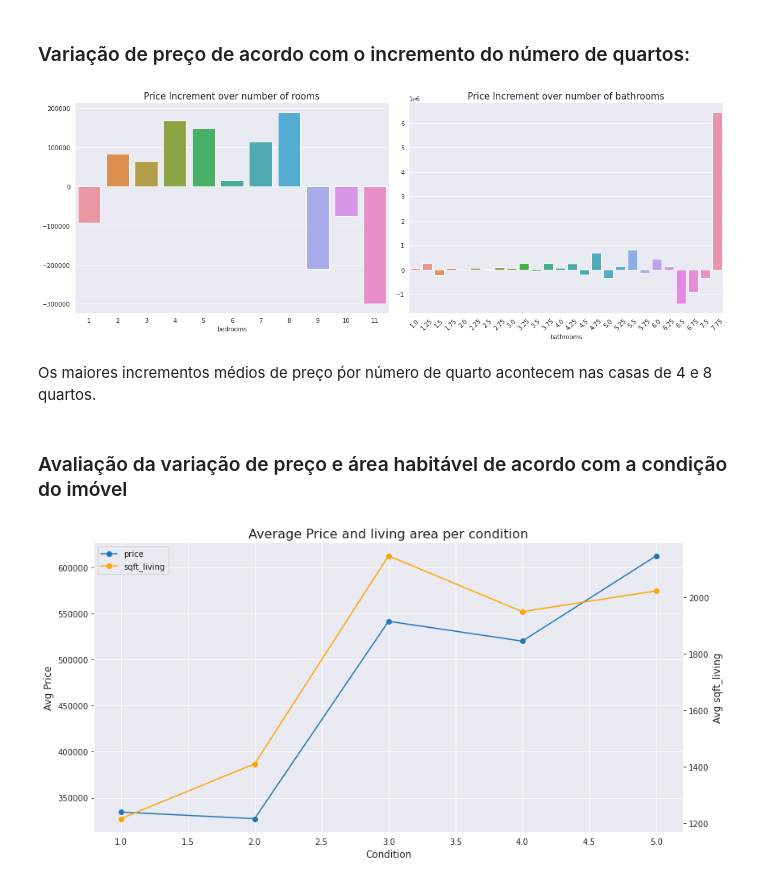
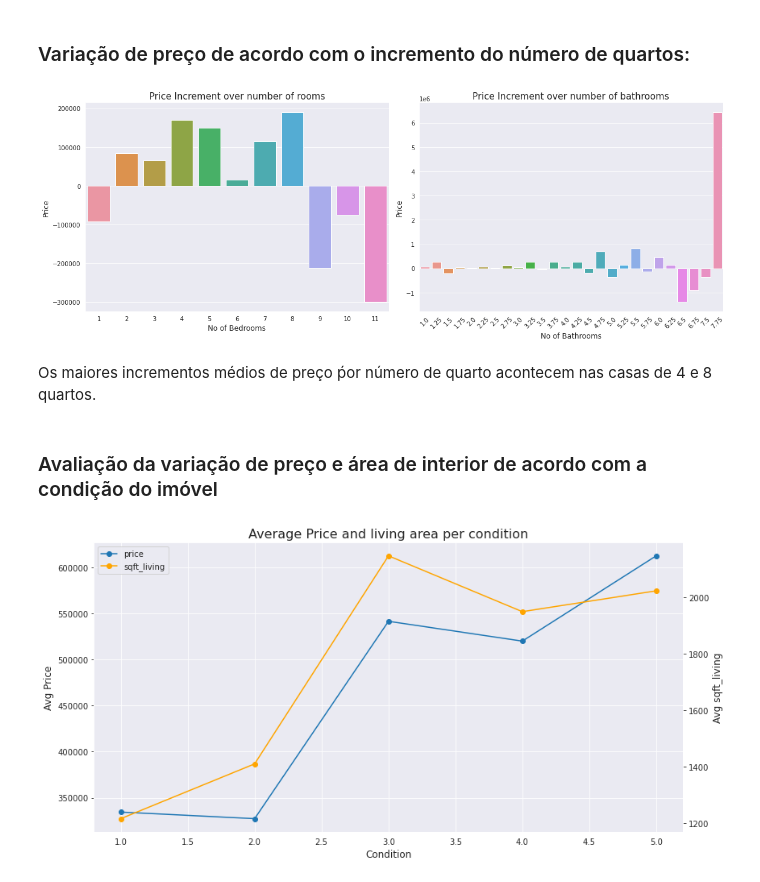
Before and after one commit to GabrielG16/HouseRocket-Pricing, a Jupyter notebook: Insights.ipynb, the cells around one changed output. Saved outputs shown, nothing was run; the diff lists cells and outputs as text; code cells hidden in the pictures.

```diff
--- a/Insights.ipynb
+++ b/Insights.ipynb
@@ -346,21 +354,27 @@ bt = (df_or.groupby(by='bathrooms').mean()['price'] - df_or.groupby(by='bathroom
 # %%
 f, ax = plt.subplots(ncols = 2, figsize = (16,6), )
 
 sns.barplot(x = bd.index, y = bd.values, ax = ax[0])
 ax[0].set_title('Price Increment over number of rooms', fontsize = 15)
 
 sns.barplot(x = bt.index, y = bt.values, ax = ax[1])
 ax[1].set_title('Price Increment over number of bathrooms', fontsize = 15)
 ax[1].set_xticklabels(labels = bt.index, rotation = 45)
 
+ax[0].set_xlabel('No of Bedrooms', fontsize = 12)
+ax[1].set_xlabel('No of Bathrooms', fontsize = 12)
+
+ax[0].set_ylabel('Price', fontsize = 12)
+ax[1].set_ylabel('Price', fontsize = 12)
+
 plt.tight_layout()
 plt.show()
 # %% [output]
-[figure, old version]
+[figure, new version]
 # %% [markdown]
 Os maiores incrementos médios de preço ṕor número de quarto acontecem nas casas de 4 e 8 quartos.
 # %% [markdown]
-### Avaliação da variação de preço e área habitável de acordo com a condição do imóvel
+### Avaliação da variação de preço e área de interior de acordo com a condição do imóvel
 # %%
 fig, ax =  plt.subplots(figsize=(12,6))
 
```
Also changed, not shown: parts of 30 cells of this notebook.
